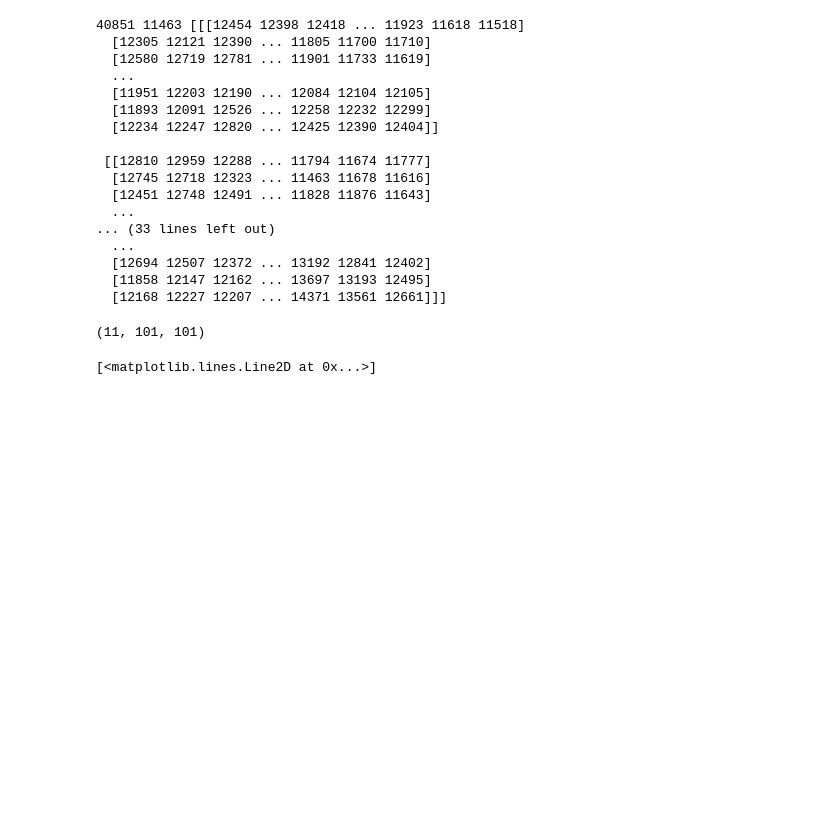
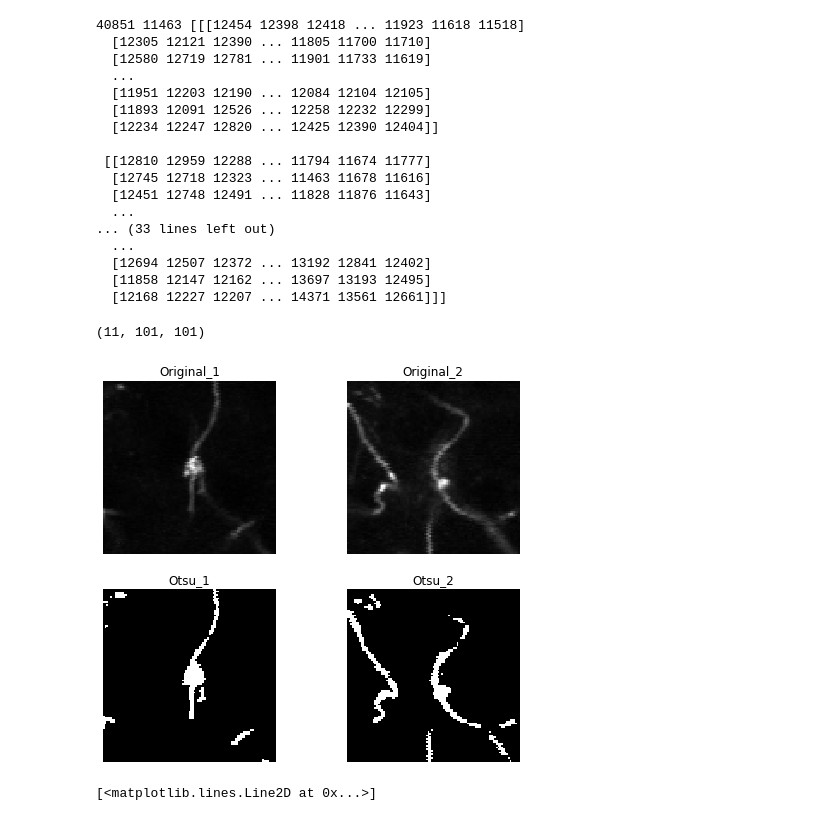
Before and after one commit to jtrieu2/mouselit, a Jupyter notebook: stanley/Mouselight Test/3D Rank Filter.ipynb, the cells around one changed output. Drawn from its saved outputs; the diff is of its cells as text; code cells hidden in the pictures; blank space fills up the shorter version.

```diff
--- a/stanley/Mouselight Test/3D Rank Filter.ipynb
+++ b/stanley/Mouselight Test/3D Rank Filter.ipynb
@@ -15,6 +15,7 @@ def normalize_pixels(i):
     return i.astype(np.uint8)
 # %%
 im = io.imread("classic.tif")
+origin = io.imread("classic.tif")
 # %%
 print(np.amax(im), np.amin(im), im)
 # %% [output]
@@ -56,3 +55,30 @@ viewer = napari.view_image(otsu_im_final)
+# %%
+# viewer = napari.view_image(otsu_im_final)
+
+plt.figure(figsize=(8, 7))
+plt.subplot(2, 2, 1)
+plt.imshow(origin[3], cmap=plt.cm.gray)
+plt.title('Original_1')
+plt.axis('off')
+
+plt.subplot(2, 2, 2)
+plt.title('Original_2')
+plt.imshow(origin[10], cmap=plt.cm.gray)
+plt.axis('off')
+
+plt.subplot(2, 2, 3)
+plt.imshow(otsu_im_final[3], cmap=plt.cm.gray)
+plt.title('Otsu_1')
+plt.axis('off')
+
+plt.subplot(2, 2, 4)
+plt.title('Otsu_2')
+plt.imshow(otsu_im_final[10], cmap=plt.cm.gray)
+plt.axis('off')
+
+plt.show()
+# %% [output]
+[figure, added]
 # %%
 hist = np.histogram(otsu_im, bins=np.arange(0, 256))
 
```
Also changed, not shown: parts of 2 cells of this notebook.
